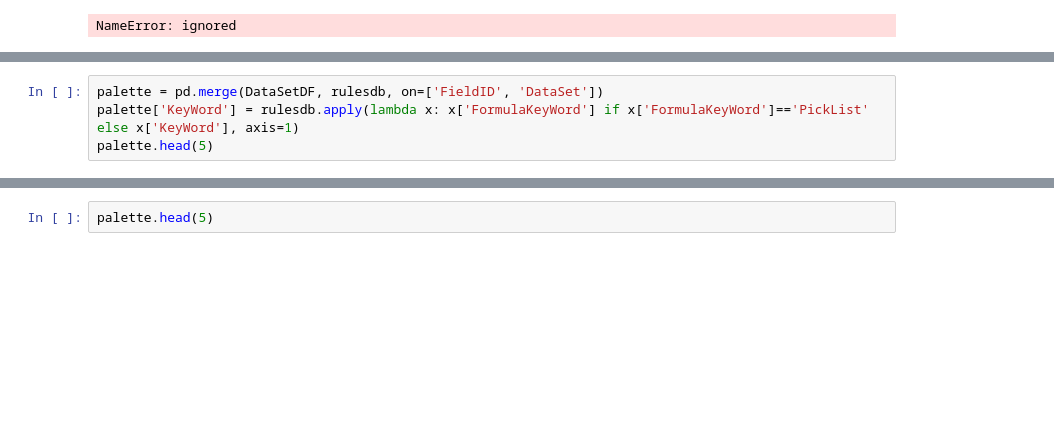
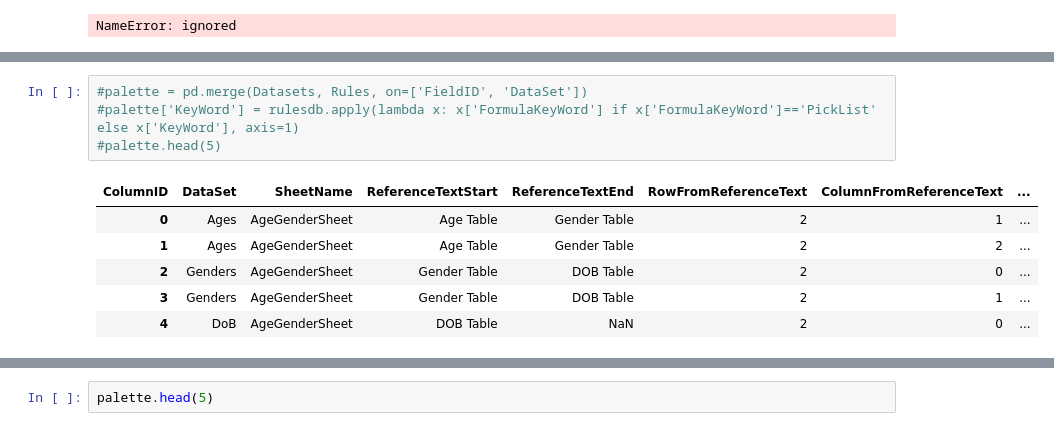
Before and after one commit to andrewcgaitskell/excel-extractor, a Jupyter notebook: DataPipeline.ipynb, the cells around one changed output, grey strips where cells are left out. Cells and saved outputs as stored; diff of their text form; blank space fills up the shorter version.

```diff
--- a/DataPipeline.ipynb
+++ b/DataPipeline.ipynb
@@ -460,6 +497,13 @@ NameError: ignored
 # %%
-palette = pd.merge(DataSetDF, rulesdb, on=['FieldID', 'DataSet'])
-palette['KeyWord'] = rulesdb.apply(lambda x: x['FormulaKeyWord'] if x['FormulaKeyWord']=='PickList' else x['KeyWord'], axis=1)
-palette.head(5)
+#palette = pd.merge(Datasets, Rules, on=['FieldID', 'DataSet'])
+#palette['KeyWord'] = rulesdb.apply(lambda x: x['FormulaKeyWord'] if x['FormulaKeyWord']=='PickList' else x['KeyWord'], axis=1)
+#palette.head(5)
+# %% [output]
+| ColumnID | DataSet | SheetName | ReferenceTextStart | ReferenceTextEnd | RowFromReferenceText | ColumnFromReferenceText | ... |
+| 0 | Ages | AgeGenderSheet | Age Table | Gender Table | 2 | 1 | ... |
+| 1 | Ages | AgeGenderSheet | Age Table | Gender Table | 2 | 2 | ... |
+| 2 | Genders | AgeGenderSheet | Gender Table | DOB Table | 2 | 0 | ... |
+| 3 | Genders | AgeGenderSheet | Gender Table | DOB Table | 2 | 1 | ... |
+| 4 | DoB | AgeGenderSheet | DOB Table | NaN | 2 | 0 | ... |
 # %%
 
```
Also changed, not shown: parts of 18 cells of this notebook.
